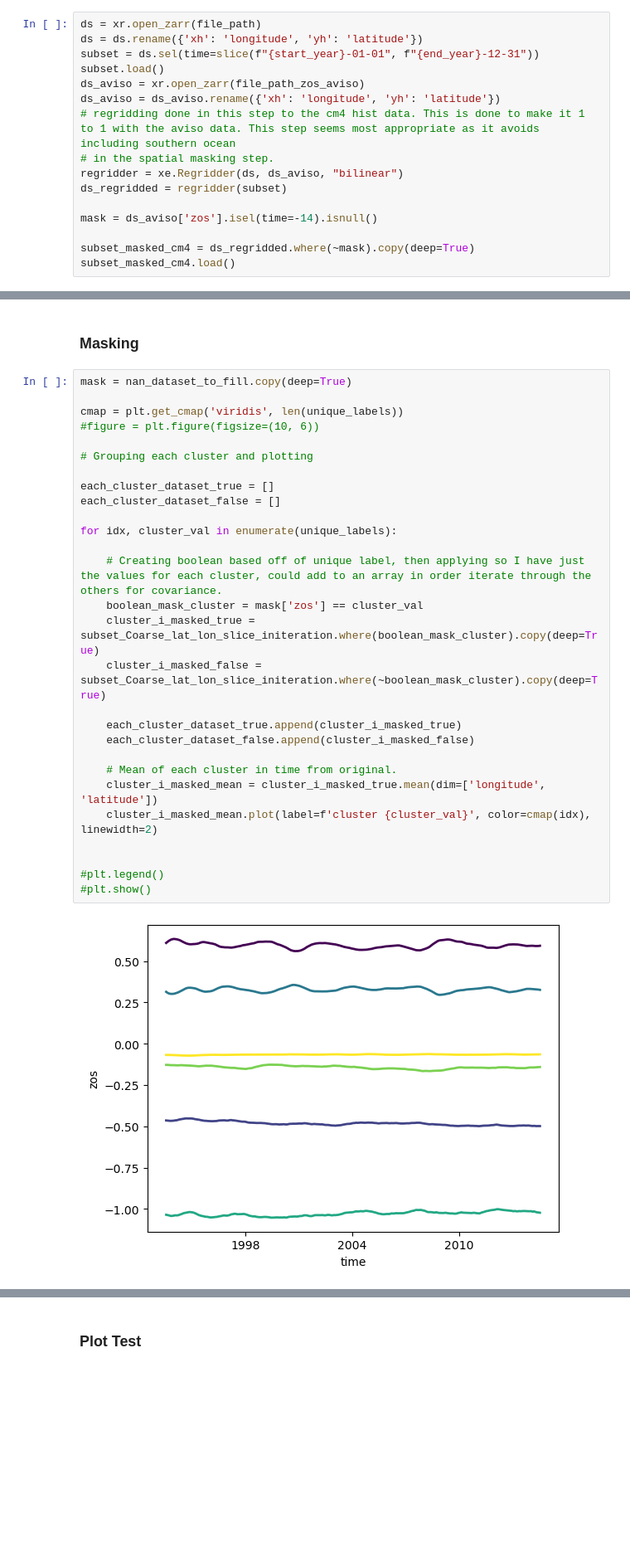
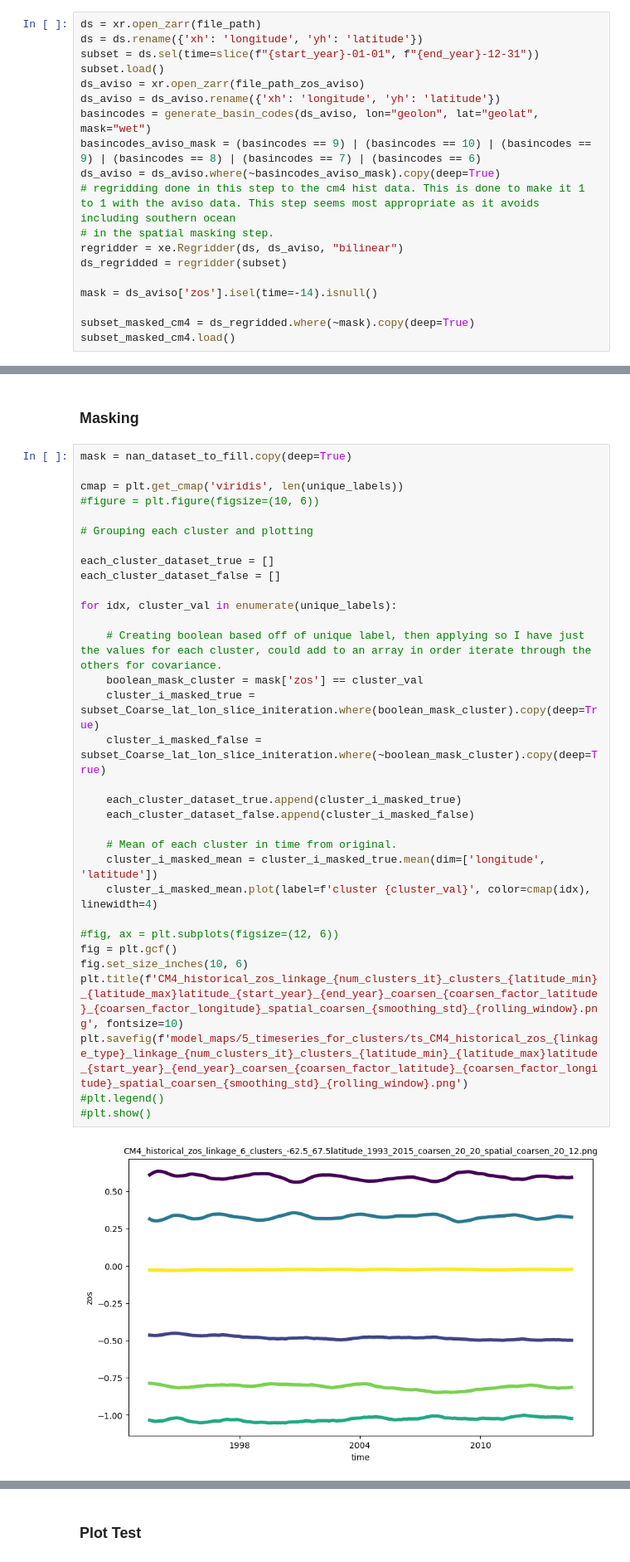
Before and after one commit to jetesdal/sea_level_covariability, a Jupyter notebook: notebooks/AHCA_clustering_func_model.ipynb, the cells around one changed output, grey strips where cells are left out. Shown: that part at 83% size. Cells and saved outputs as stored; diff of their text form; blank space fills up the shorter version.

Commit message:
added ocean basin mask
added cmipbasin masks to avoid lakes + baltic sea etc. Clustering likely is sensitive to these anomalous regions.

```diff
--- a/notebooks/AHCA_clustering_func_model.ipynb
+++ b/notebooks/AHCA_clustering_func_model.ipynb
@@ -64,6 +65,9 @@ subset = ds.sel(time=slice(f"{start_year}-01-01", f"{end_year}-12-31"))
 subset.load()
 ds_aviso = xr.open_zarr(file_path_zos_aviso)
 ds_aviso = ds_aviso.rename({'xh': 'longitude', 'yh': 'latitude'})
+basincodes = generate_basin_codes(ds_aviso, lon="geolon", lat="geolat", mask="wet")
+basincodes_aviso_mask = (basincodes == 9) | (basincodes == 10) | (basincodes == 9) | (basincodes == 8) | (basincodes == 7) | (basincodes == 6)
+ds_aviso = ds_aviso.where(~basincodes_aviso_mask).copy(deep=True)
 # regridding done in this step to the cm4 hist data. This is done to make it 1 to 1 with the aviso data. This step seems most appropriate as it avoids including southern ocean
 # in the spatial masking step.
 regridder = xe.Regridder(ds, ds_aviso, "bilinear")
@@ -230,33 +269,37 @@ plt.savefig(f'model_maps/3_dendro/dendrogram_zos_regrid_nontrunc_{method_dend}_y
 # %%
 mask = nan_dataset_to_fill.copy(deep=True)
 
 cmap = plt.get_cmap('viridis', len(unique_labels))
 #figure = plt.figure(figsize=(10, 6))
 
 # Grouping each cluster and plotting
 
 each_cluster_dataset_true = []
 each_cluster_dataset_false = []
 
 for idx, cluster_val in enumerate(unique_labels):
 
     # Creating boolean based off of unique label, then applying so I have just the values for each cluster, could add to an array in order iterate through the others for covariance.
     boolean_mask_cluster = mask['zos'] == cluster_val
     cluster_i_masked_true = subset_Coarse_lat_lon_slice_initeration.where(boolean_mask_cluster).copy(deep=True)
     cluster_i_masked_false = subset_Coarse_lat_lon_slice_initeration.where(~boolean_mask_cluster).copy(deep=True)
 
     each_cluster_dataset_true.append(cluster_i_masked_true)
     each_cluster_dataset_false.append(cluster_i_masked_false)
 
     # Mean of each cluster in time from original.
     cluster_i_masked_mean = cluster_i_masked_true.mean(dim=['longitude', 'latitude'])
-    cluster_i_masked_mean.plot(label=f'cluster {cluster_val}', color=cmap(idx), linewidth=2)
+    cluster_i_masked_mean.plot(label=f'cluster {cluster_val}', color=cmap(idx), linewidth=4)
 
-
+#fig, ax = plt.subplots(figsize=(12, 6))
+fig = plt.gcf()
+fig.set_size_inches(10, 6)
+plt.title(f'CM4_historical_zos_linkage_{num_clusters_it}_clusters_{latitude_min}_{latitude_max}latitude_{start_year}_{end_year}_coarsen_{coarsen_factor_latitude}_{coarsen_factor_longitude}_spatial_coarsen_{smoothing_std}_{rolling_window}.png', fontsize=10)
+plt.savefig(f'model_maps/5_timeseries_for_clusters/ts_CM4_historical_zos_{linkage_type}_linkage_{num_clusters_it}_clusters_{latitude_min}_{latitude_max}latitude_{start_year}_{end_year}_coarsen_{coarsen_factor_latitude}_{coarsen_factor_longitude}_spatial_coarsen_{smoothing_std}_{rolling_window}.png')
 #plt.legend()
 #plt.show()
 # %% [output]
-[figure, old version]
+[figure, new version]
 # %%
 intra_cov_ar = []
 
```
Also changed, not shown: parts of 5 cells of this notebook.
